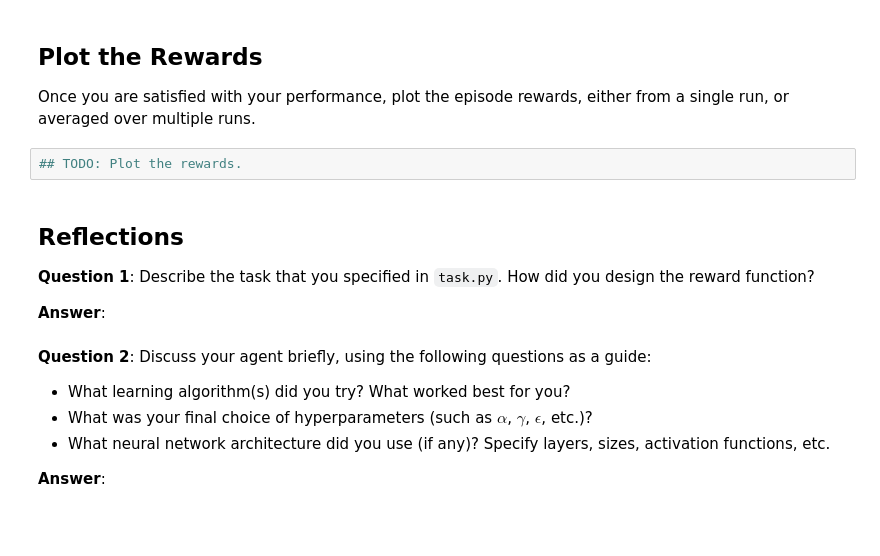
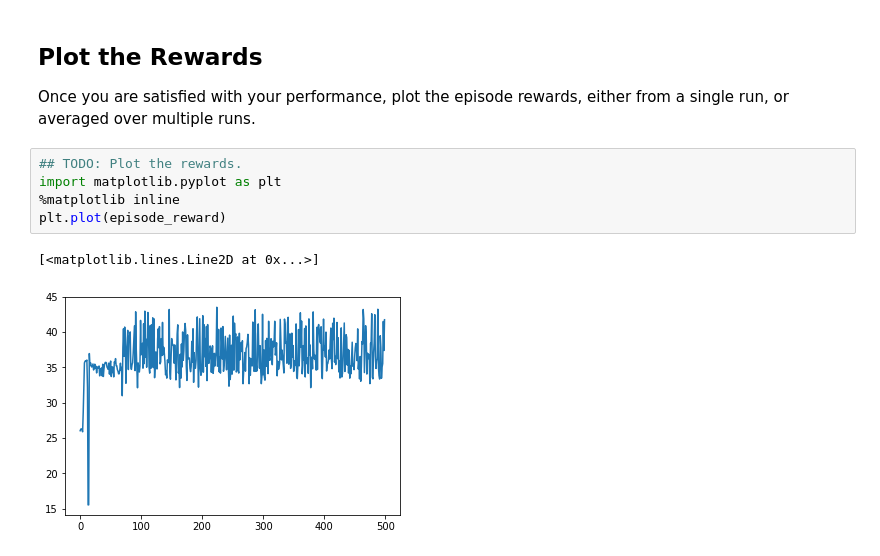
Before and after one commit to falkets/RL-Quadcopter-2, a Jupyter notebook: Quadcopter_Project.ipynb, the cells around one changed output. Cells and saved outputs as stored; diff of their text form; blank space fills up the shorter version.

```diff
--- a/Quadcopter_Project.ipynb
+++ b/Quadcopter_Project.ipynb
@@ -249,17 +248,9 @@ KeyboardInterrupt:
 Once you are satisfied with your performance, plot the episode rewards, either from a single run, or averaged over multiple runs.
 # %%
 ## TODO: Plot the rewards.
+import matplotlib.pyplot as plt
+%matplotlib inline
+plt.plot(episode_reward)
+# %% [output]
+[<matplotlib.lines.Line2D at 0x...>]
+[figure, added]
-# %% [markdown]
-## Reflections
-
-**Question 1**: Describe the task that you specified in `task.py`.  How did you design the reward function?
-
-**Answer**:
-# %% [markdown]
-**Question 2**: Discuss your agent briefly, using the following questions as a guide:
-
-- What learning algorithm(s) did you try? What worked best for you?
-- What was your final choice of hyperparameters (such as $\alpha$, $\gamma$, $\epsilon$, etc.)?
-- What neural network architecture did you use (if any)? Specify layers, sizes, activation functions, etc.
-
-**Answer**:
```
Also changed, not shown: parts of 15 cells of this notebook, 7 other files.
